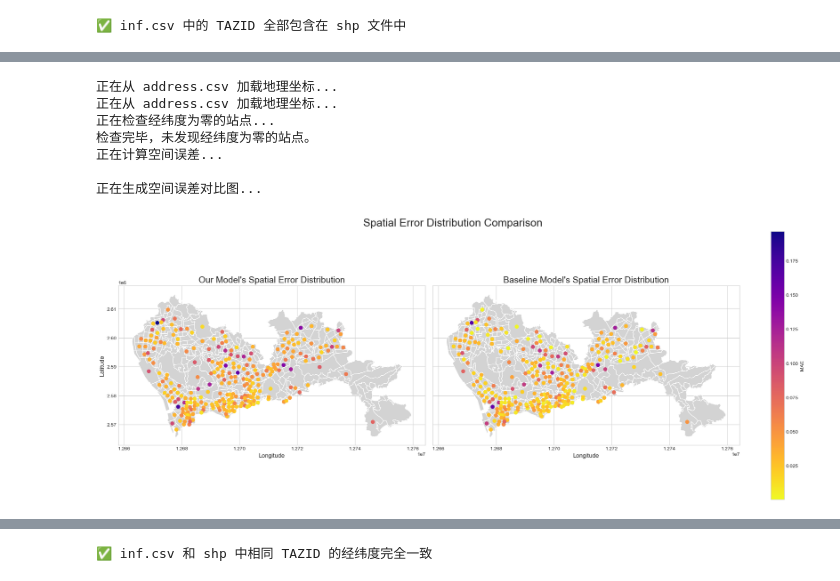
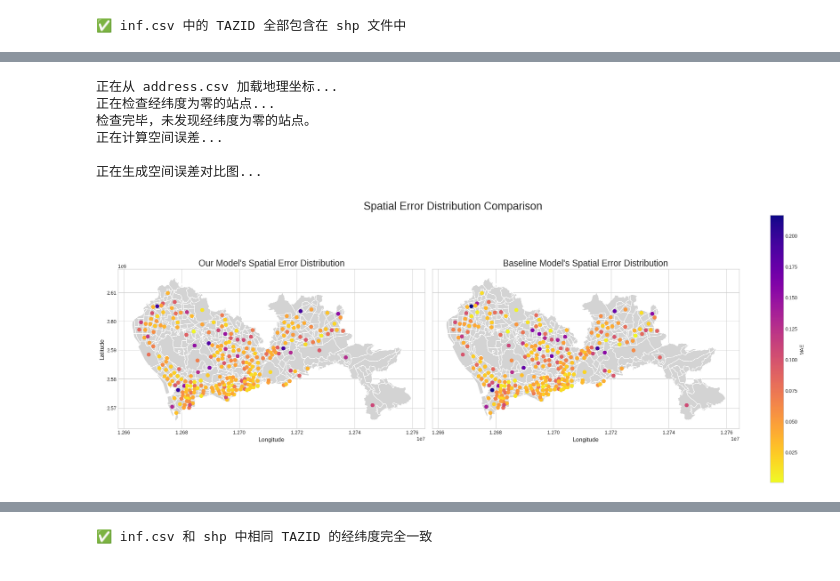
Before and after one commit to ZJU-Andy-Lau/STDM, a Jupyter notebook: draw_new.ipynb, the cells around one changed output, grey strips where cells are left out. Saved outputs shown, nothing was run; the diff lists cells and outputs as text; code cells hidden in the pictures.

```diff
--- a/draw_new.ipynb
+++ b/draw_new.ipynb
@@ -145,12 +155,14 @@ def dm_test(e1, e2, h=12, crit="MAD"):
     return dm_stat, p_value
 # %%
 
-model_predictions = np.load("results/pred_20251024_194116_best.npy")
-ground_truths = np.load("results/ground_truths.npy")[0:2]
-model_samples = np.load("results/samples_20251024_194116_best.npy")
-baseline_predictions = np.load("results/TimeXer_predictions.npy")
+model_predictions = np.load("results/pred_20251103_185026_best_val.npy")
+ground_truths = np.load("results/ground_truths.npy")
+model_samples = np.load("results/samples_20251103_185026_best_val.npy")
+baseline_predictions = np.load("urbanev/TimeXer_predictions.npy")
 baseline_predictions = np.concatenate([baseline_predictions[:, :, -1:], baseline_predictions], axis=-1)[:, :, :-1]
-baseline_predictions = baseline_predictions[:baseline_predictions.shape[0]]
+baseline_predictions = baseline_predictions[:model_predictions.shape[0]]
+model_predictions = model_predictions[:baseline_predictions.shape[0]]
+model_samples = model_samples[:baseline_predictions.shape[0]]
 # %%
 ground_truths.shape
 # %% [output]
@@ -161,0 +220,3 @@ model_predictions.shape
+# %%
+model_predictions=restore_sampler_order(model_predictions, 2)
+model_samples=restore_sampler_order(model_samples,2)
@@ -401,8 +535,8 @@ except FileNotFoundError as e:
 
 # --- 计算每个模型的空间误差 ---
 print("正在计算空间误差...")
-our_error = calculate_spatial_error(ground_truths, model_predictions)
-baseline_error = calculate_spatial_error(ground_truths, baseline_predictions)
+our_error = calculate_spatial_error(ground_truths, model_predictions,'rmse')
+baseline_error = calculate_spatial_error(ground_truths, baseline_predictions,'rmse')
 
 # --- 调用绘图函数 ---
 print("\n正在生成空间误差对比图...")
@@ -423,7 +557,7 @@ plot_error_maps(
 # %%
 import geopandas as gpd
 # 读取shp文件
-shp = gpd.read_file("datasets/SZ_districts/SZ_districts.shp")
+shp = gpd.read_file("urbanev/SZ_districts/SZ_districts.shp")
 shp_ids = set(shp["TAZID"].unique())
 
 # 读取csv文件
@@ -526,15 +660,8 @@ def plot_error_maps_with_shp(shp, our_model_error, baseline_error):
     plt.show()
 # %%
 try:
-    model_predictions = np.load("results/pred_20251022_180315.npy")
-    ground_truths = np.load("results/ground_truths.npy")
-    model_samples = np.load("results/samples_20251022_180315.npy")
-    baseline_predictions = np.load("results/TimeXer_predictions.npy")
-    baseline_predictions = np.concatenate([baseline_predictions[:, :, -1:], baseline_predictions], axis=-1)[:, :, :-1]
-    baseline_predictions = baseline_predictions[:baseline_predictions.shape[0]]
 
     # --- 修改：从 address.csv 加载地理位置数据 ---
-    print("正在从 address.csv 加载地理坐标...")
     print("正在从 address.csv 加载地理坐标...")
     address_df = pd.read_csv("urbanev/inf.csv")
 
@@ -544,34 +671,33 @@ try:
     if not zero_coord_stations.empty:
         print("警告: 发现以下站点的经纬度为零或无效:")
         print(zero_coord_stations)
     else:
         print("检查完毕，未发现经纬度为零的站点。")
 
     # 从DataFrame中提取经纬度列，并转换为numpy数组
     node_locations = address_df[['longitude', 'latitude']].values
 
 except FileNotFoundError as e:
     print(f"错误: 找不到数据文件 {e.filename}。请确保所有需要的.npy和.csv文件都存在。")
     # exit()
 
 # --- 计算每个模型的空间误差 ---
 print("正在计算空间误差...")
-our_error = calculate_spatial_error(ground_truths, model_predictions)
-baseline_error = calculate_spatial_error(ground_truths, baseline_predictions)
+our_error = calculate_spatial_error(ground_truths, model_predictions,'rmse')
+baseline_error = calculate_spatial_error(ground_truths, baseline_predictions,'rmse')
 
 # --- 调用绘图函数 ---
 print("\n正在生成空间误差对比图...")
 plot_error_maps_with_shp(
     shp=shp,
     our_model_error=our_error,
     baseline_error=baseline_error
 )
 # %% [output]
-正在从 address.csv 加载地理坐标...
 正在从 address.csv 加载地理坐标...
 正在检查经纬度为零的站点...
 检查完毕，未发现经纬度为零的站点。
 正在计算空间误差...
 
 正在生成空间误差对比图...
-[figure, old version]
+[figure, new version]
```
Also changed, not shown: parts of 16 cells of this notebook, 3 other files.
